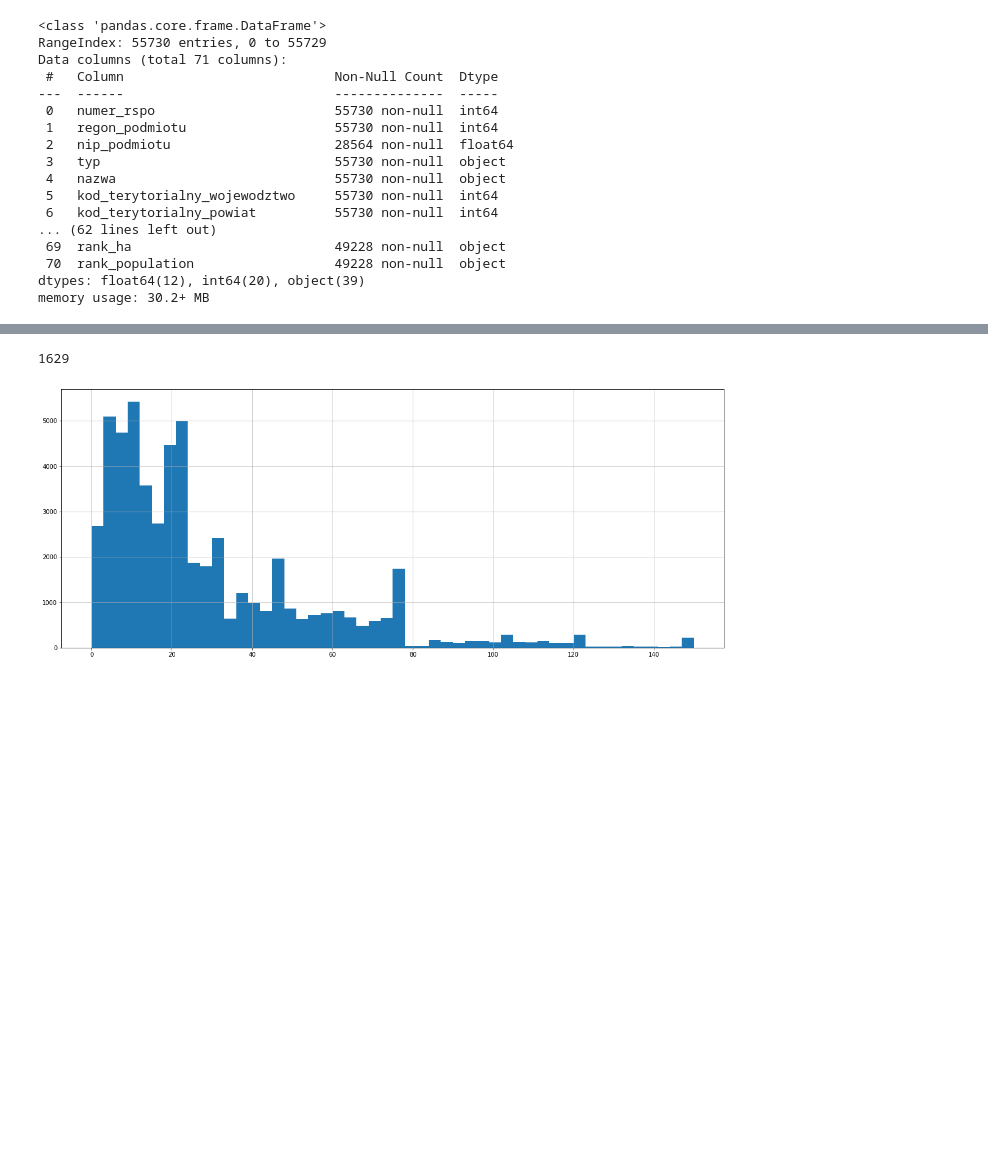
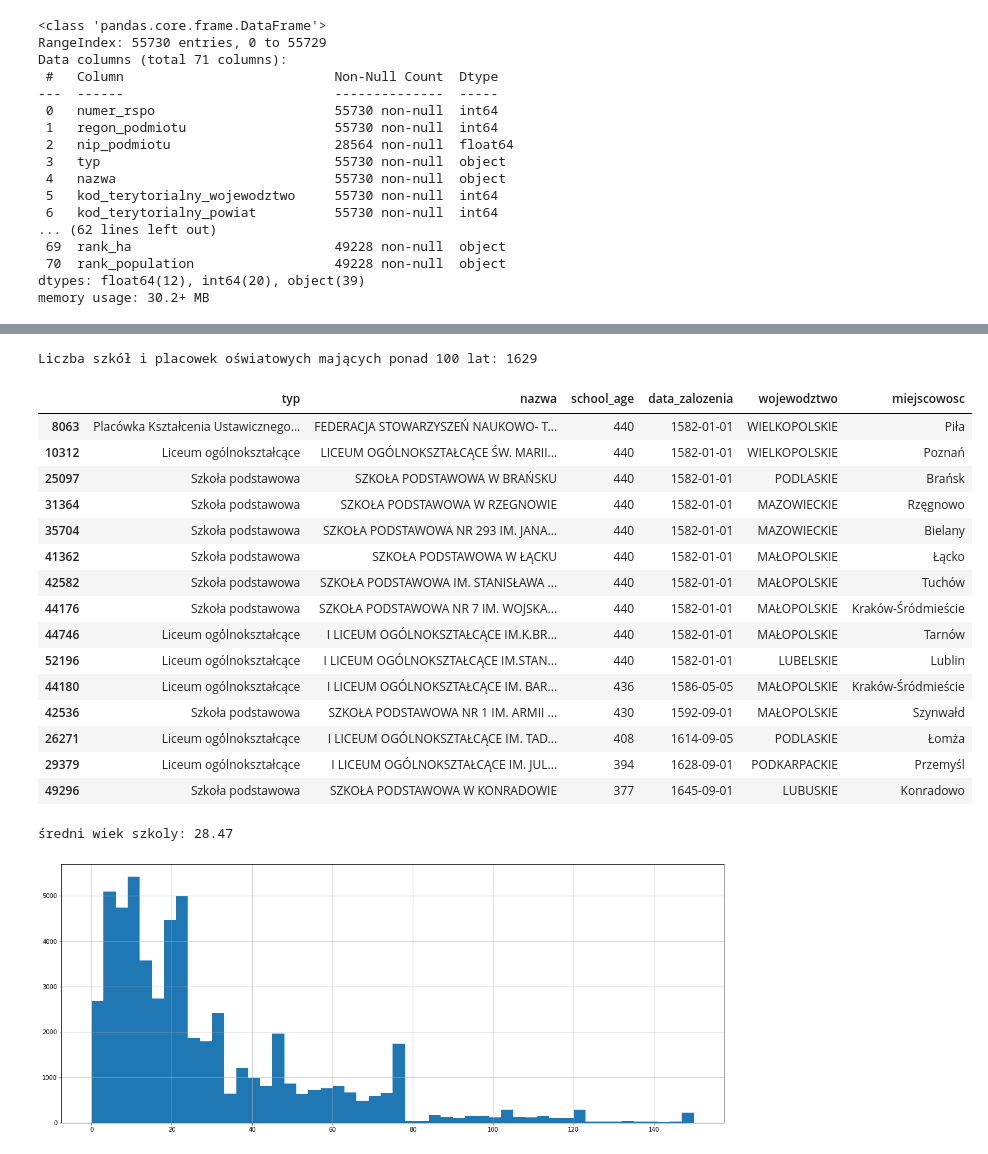
Before and after one commit to DataWorkshop-Foundation/way-to-school, a Jupyter notebook: notebooks/EDA.ipynb, the cells around one changed output, grey strips where cells are left out. Cells and saved outputs as stored; diff of their text form; code cells hidden in the pictures; blank space fills up the shorter version.

```diff
--- a/notebooks/EDA.ipynb
+++ b/notebooks/EDA.ipynb
@@ -28,0 +279,8 @@ memory usage: 30.2+ MB
+# %%
+for x in df.select_dtypes('int64').columns:
+    if df[x].max() <= 127:
+        df[x] = df[x].astype('int8')
+    elif df[x].max() <= 32767:
+        df[x] = df[x].astype('int16')
+    elif df[x].max() <= 2147483647:
+        df[x] = df[x].astype('int32')
@@ -32,10 +294,29 @@ df['rok_zalozenia_cat'] = df['rok_zalozenia_cat'].astype('int')
-# %%
-df['rok_biezacy'] = date.today().year
-df['rok_biezacy'] = df['rok_biezacy'].astype('int16')
+# %%
+rok_biezacy = date.today().year
 # %%
-df['age_school']  = df['rok_biezacy'] - df['rok_zalozenia_cat']
+df["school_age"] = int(rok_biezacy) - df["rok_zalozenia_cat"]
-# %%
-df[df.age_school>100]['numer_rspo'].count()
-# %% [output]
-1629
+# %%
+print('Liczba szkół i placowek oświatowych mających ponad 100 lat: {}'.format(df[df.school_age > 100]["numer_rspo"].count()))
+# %% [output]
+Liczba szkół i placowek oświatowych mających ponad 100 lat: 1629
+# %%
+
+df.nlargest(15, columns='school_age', keep='first')[['typ', 'nazwa','school_age','data_zalozenia','wojewodztwo','miejscowosc']]
+# %% [output]
+|  | typ | nazwa | school_age | data_zalozenia | wojewodztwo | miejscowosc |
+| 8063 | Placówka Kształcenia Ustawicznego... | FEDERACJA STOWARZYSZEŃ NAUKOWO- T... | 440 | 1582-01-01 | WIELKOPOLSKIE | Piła |
+| 10312 | Liceum ogólnokształcące | LICEUM OGÓLNOKSZTAŁCĄCE ŚW. MARII... | 440 | 1582-01-01 | WIELKOPOLSKIE | Poznań |
+| 25097 | Szkoła podstawowa | SZKOŁA PODSTAWOWA W BRAŃSKU | 440 | 1582-01-01 | PODLASKIE | Brańsk |
+| 31364 | Szkoła podstawowa | SZKOŁA PODSTAWOWA W RZEGNOWIE | 440 | 1582-01-01 | MAZOWIECKIE | Rzęgnowo |
+| 35704 | Szkoła podstawowa | SZKOŁA PODSTAWOWA NR 293 IM. JANA... | 440 | 1582-01-01 | MAZOWIECKIE | Bielany |
+| 41362 | Szkoła podstawowa | SZKOŁA PODSTAWOWA W ŁĄCKU | 440 | 1582-01-01 | MAŁOPOLSKIE | Łącko |
+| 42582 | Szkoła podstawowa | SZKOŁA PODSTAWOWA IM. STANISŁAWA ... | 440 | 1582-01-01 | MAŁOPOLSKIE | Tuchów |
+| 44176 | Szkoła podstawowa | SZKOŁA PODSTAWOWA NR 7 IM. WOJSKA... | 440 | 1582-01-01 | MAŁOPOLSKIE | Kraków-Śródmieście |
+| 44746 | Liceum ogólnokształcące | I LICEUM OGÓLNOKSZTAŁCĄCE IM.K.BR... | 440 | 1582-01-01 | MAŁOPOLSKIE | Tarnów |
+| 52196 | Liceum ogólnokształcące | I LICEUM OGÓLNOKSZTAŁCĄCE IM.STAN... | 440 | 1582-01-01 | LUBELSKIE | Lublin |
+| 44180 | Liceum ogólnokształcące | I LICEUM OGÓLNOKSZTAŁCĄCE IM. BAR... | 436 | 1586-05-05 | MAŁOPOLSKIE | Kraków-Śródmieście |
+| 42536 | Szkoła podstawowa | SZKOŁA PODSTAWOWA NR 1 IM. ARMII ... | 430 | 1592-09-01 | MAŁOPOLSKIE | Szynwałd |
+| 26271 | Liceum ogólnokształcące | I LICEUM OGÓLNOKSZTAŁCĄCE IM. TAD... | 408 | 1614-09-05 | PODLASKIE | Łomża |
+| 29379 | Liceum ogólnokształcące | I LICEUM OGÓLNOKSZTAŁCĄCE IM. JUL... | 394 | 1628-09-01 | PODKARPACKIE | Przemyśl |
+| 49296 | Szkoła podstawowa | SZKOŁA PODSTAWOWA W KONRADOWIE | 377 | 1645-09-01 | LUBUSKIE | Konradowo |
 # %%
@@ -56 +338,6 @@ df['age_school_map'] = df['age_school'].map(lambda x: 150 if x>=150 else x)
+# %%
+avg_age = df.school_age.mean()
+print('średni wiek szkoly: {}'.format(round(avg_age,2)))
+# %% [output]
+średni wiek szkoly: 28.47
 # %%
```
Also changed, not shown: parts of 42 cells of this notebook, 2 other files.
